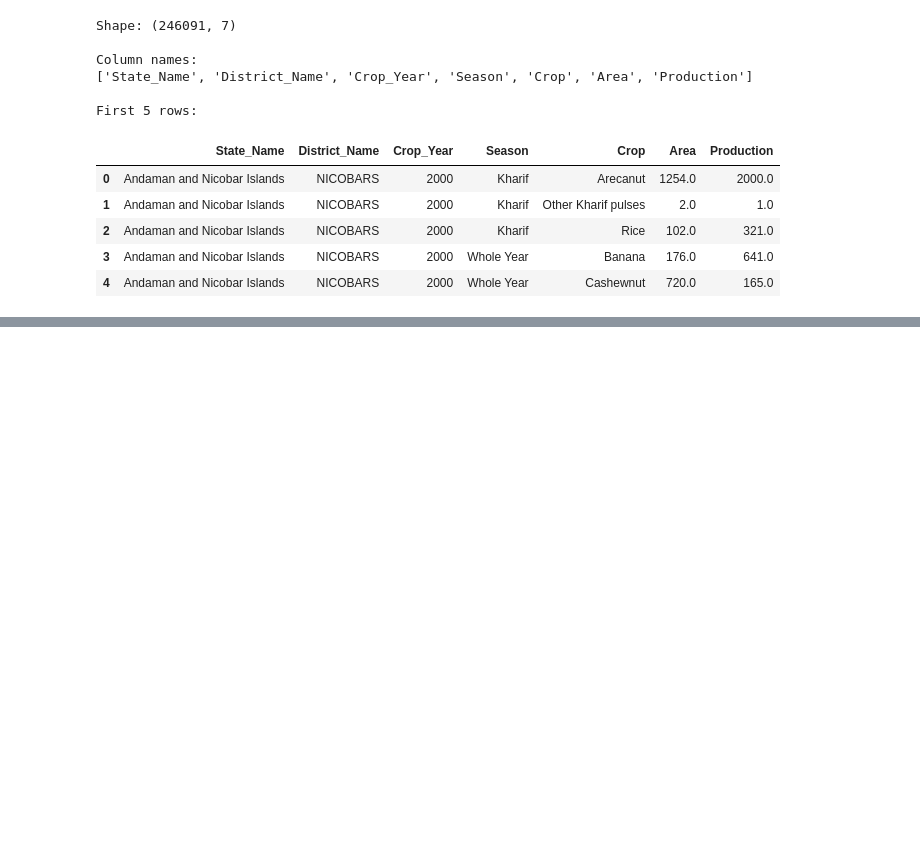
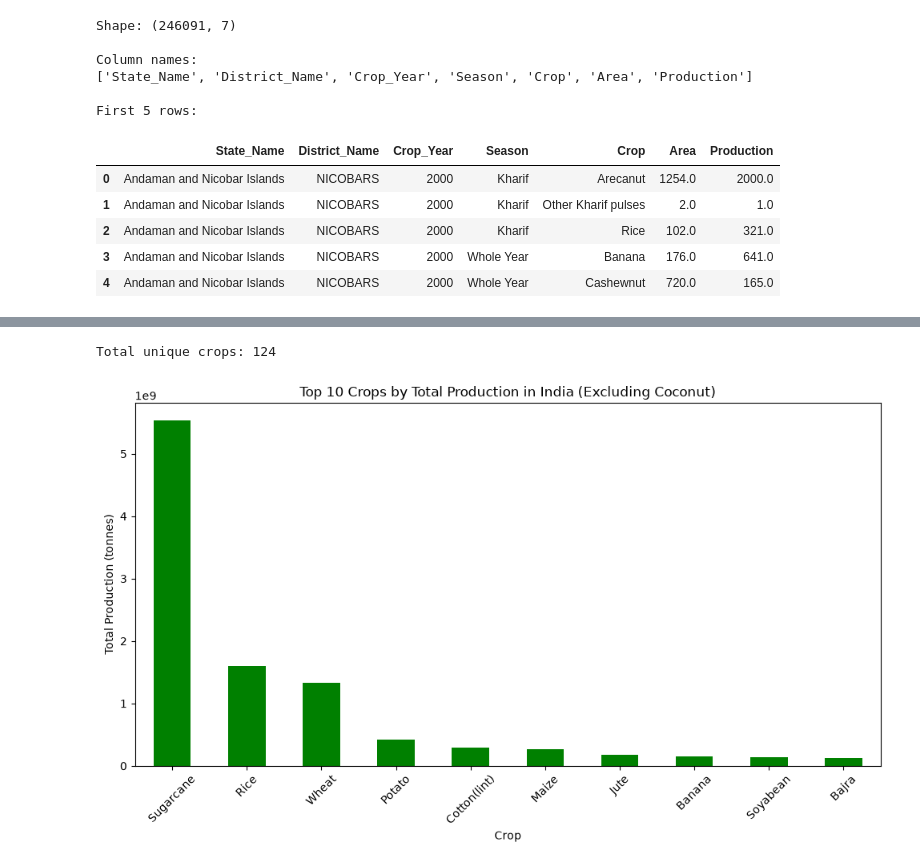
Before and after one commit to jiralikarjagruti-svg/crop-production-prediction, a Jupyter notebook: explore.ipynb, the cells around one changed output, grey strips where cells are left out. Drawn from its saved outputs; the diff is of its cells as text; code cells hidden in the pictures; blank space fills up the shorter version.

```diff
--- a/explore.ipynb
+++ b/explore.ipynb
@@ -62,0 +105,24 @@ First 5 rows:
+# %%
+# Remove extra whitespace from crop names
+df_clean['Crop'] = df_clean['Crop'].str.strip()
+
+# Confirm total unique crops after cleaning
+print("Total unique crops:", df_clean['Crop'].nunique())
+# %% [output]
+Total unique crops: 124
+# %%
+# Exclude Coconut (measured in nuts, not tonnes) for a fairer comparison
+df_fair = df_clean[df_clean['Crop'] != 'Coconut']
+
+top_crops_fair = df_fair.groupby('Crop')['Production'].sum().sort_values(ascending=False).head(10)
+
+plt.figure(figsize=(10,6))
+top_crops_fair.plot(kind='bar', color='green')
+plt.title('Top 10 Crops by Total Production in India (Excluding Coconut)')
+plt.xlabel('Crop')
+plt.ylabel('Total Production (tonnes)')
+plt.xticks(rotation=45)
+plt.tight_layout()
+plt.show()
+# %% [output]
+[figure, added]
```
Also changed, not shown: parts of 9 cells of this notebook.
